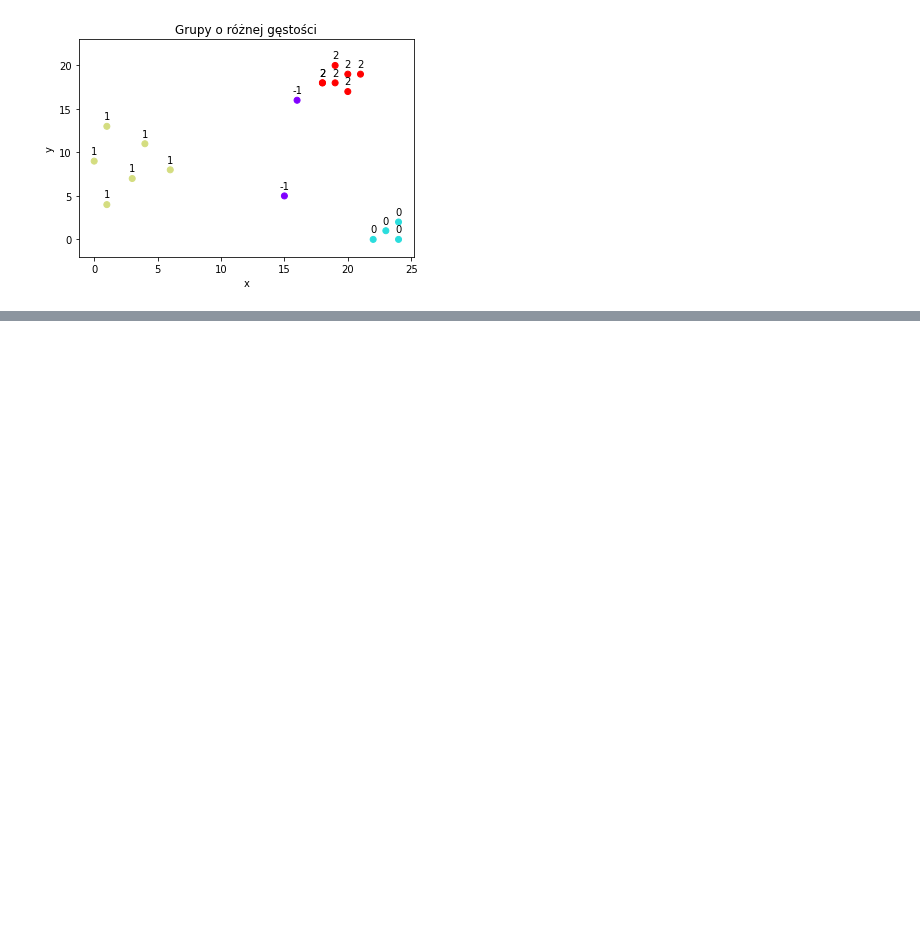
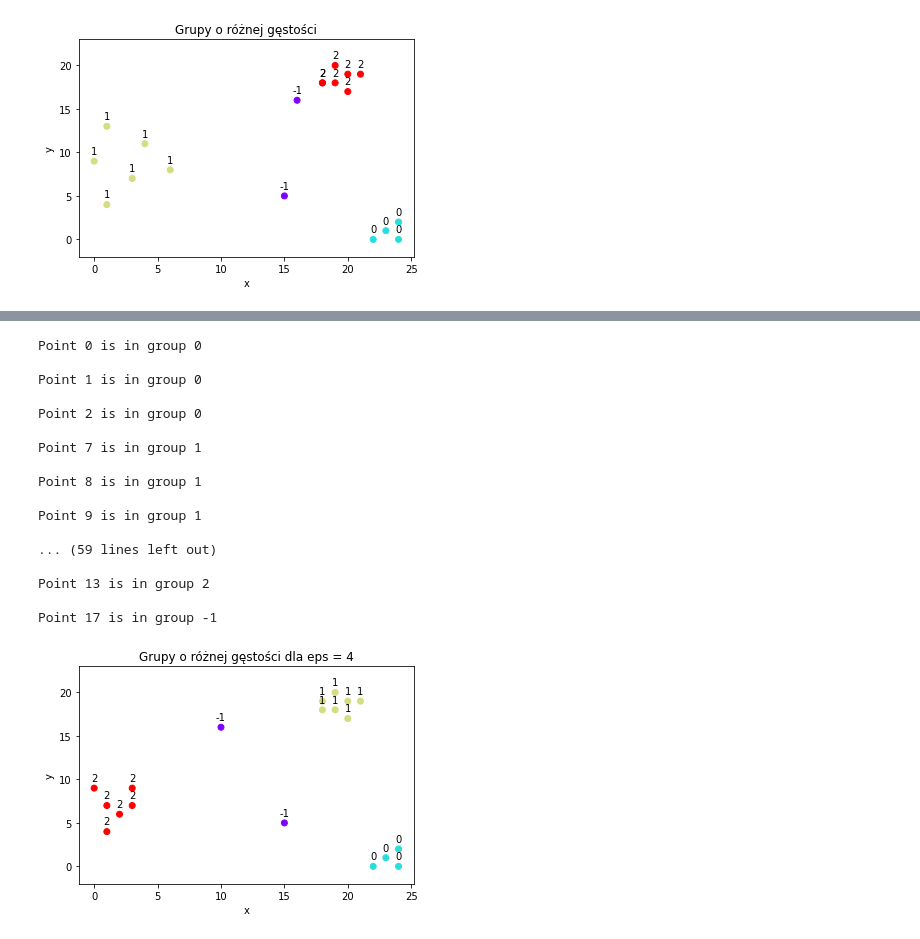
Before and after one commit to egi-megi/TIDBSCAN, a Jupyter notebook: plots.ipynb, the cells around one changed output, grey strips where cells are left out. Saved outputs shown, nothing was run; the diff lists cells and outputs as text; code cells hidden in the pictures; blank space fills up the shorter version.

Commit message:
Make improved SW-DBSCAN alghorytm

```diff
--- a/plots.ipynb
+++ b/plots.ipynb
@@ -143,4 +143,70 @@ Point 18 is in group UNDEFINED
 [figure]
+# %%
+from algorythm_swdbscan_improved import algorythm_swdbscan as sw
+
+# Plots for groups with different density compute with TiDbscan
+
+xdata = 22, 23, 24, 1, 2, 3, 3, 20, 18, 19, 21, 15, 0, 20, 18, 10, 24
+ydata = 0, 1, 2, 7, 6, 9, 7, 19, 18, 20, 19, 5, 9, 17, 19, 16, 0
+array = []
+eps = 4
+for i in range(0, len(xdata)):
+    array_inner = []
+    array_inner.append(xdata[i])
+    array_inner.append(ydata[i])
+    array.append(array_inner)
+data_array_diffrent_density = np.array(array)
+X_1 = np.array([[22, 0], [23, 1], [24, 2], [1, 7], [2, 6], [3, 9], [3, 7], [20, 19],
+                                    [18, 18], [19, 20], [21, 19], [15,  5], [0,  9], [1, 4], [19, 18],
+                                    [20, 17], [18, 19], [10, 16], [24,  0]])
+data_base_different_density = sw(4, eps, X_1)
+
+xdata_ti = []
+ydata_ti = []
+c = []
+for point in data_base_different_density:
+    xdata_ti.append(point.coordinates[0])
+    ydata_ti.append(point.coordinates[1])
+    c.append(point.label[2])
+cdata = []
+for i in range(0, len(c)):
+    cdata.append(c[i]* 5 + 10)
+
+
+plt.scatter(xdata_ti, ydata_ti, c=cdata, cmap='rainbow')
+plt.title('Grupy o różnej gęstości dla eps = ' + str(eps))
+plt.xlabel('x')
+plt.ylabel('y')
+plt.ylim([-2, 23])
+
+for i in range(0, len(c)):
+    plt.annotate(c[i], # this is the text
+                 (xdata_ti[i],ydata_ti[i]), # this is the point to label
+                 textcoords="offset points", # how to position the text
+                 xytext=(0,7), # distance from text to points (x,y)
+                 ha='center')
+
+file_name = 'plots/sw_test_data_plot' + '_eps_' + str(eps) + '.pdf'
+plt.savefig(file_name)
+# %% [output]
+Point 0 is in group 0
+
+Point 1 is in group 0
+
+Point 2 is in group 0
+
+Point 7 is in group 1
+
+Point 8 is in group 1
+
+Point 9 is in group 1
+
+... (59 lines left out)
+
+Point 13 is in group 2
+
+Point 17 is in group -1
+[figure, added]
 # %%
 from algorythm_tidbscan import algorythm_tidbscan as ti
 
```
Also changed, not shown: parts of 2 cells of this notebook, 5 other files.
